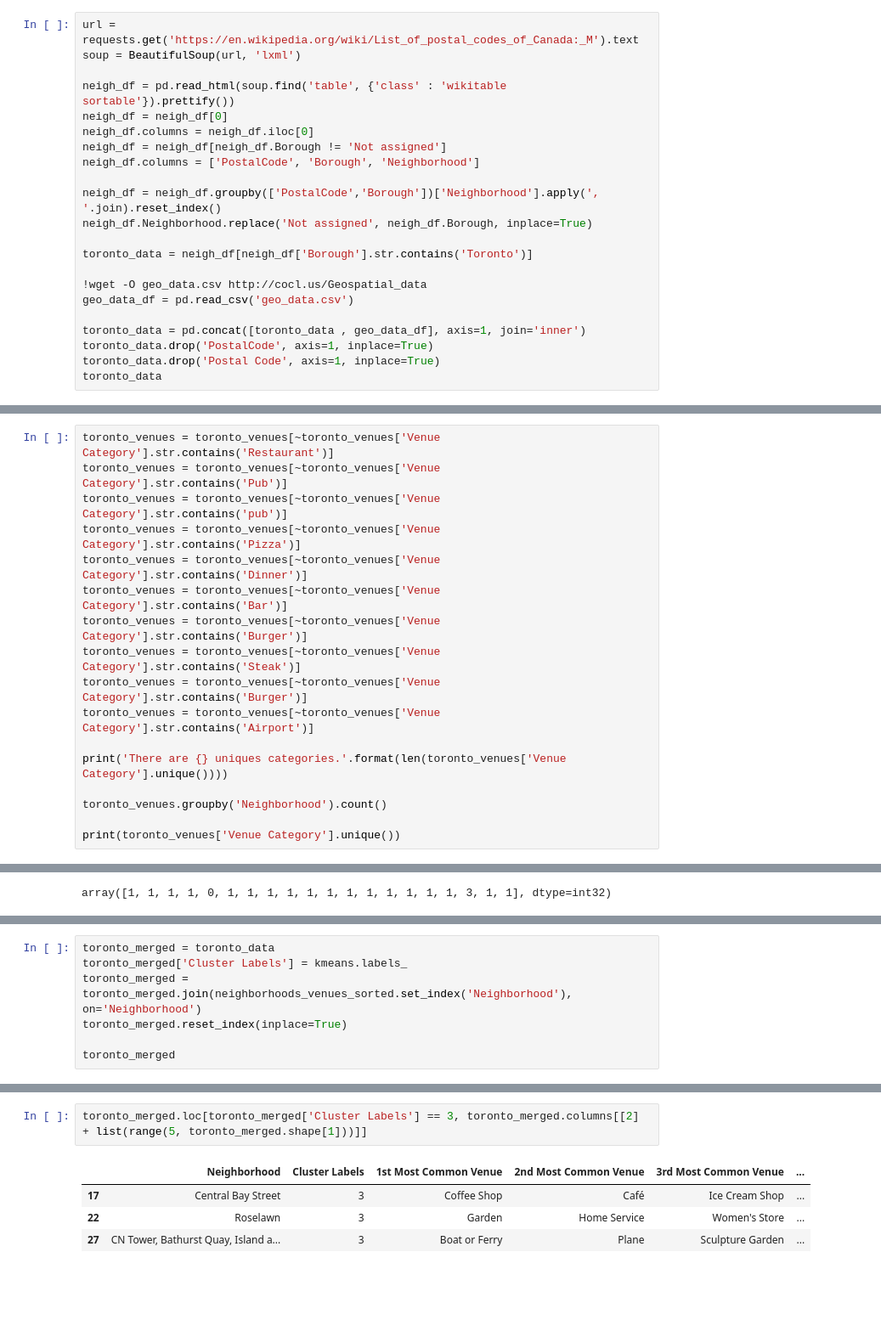
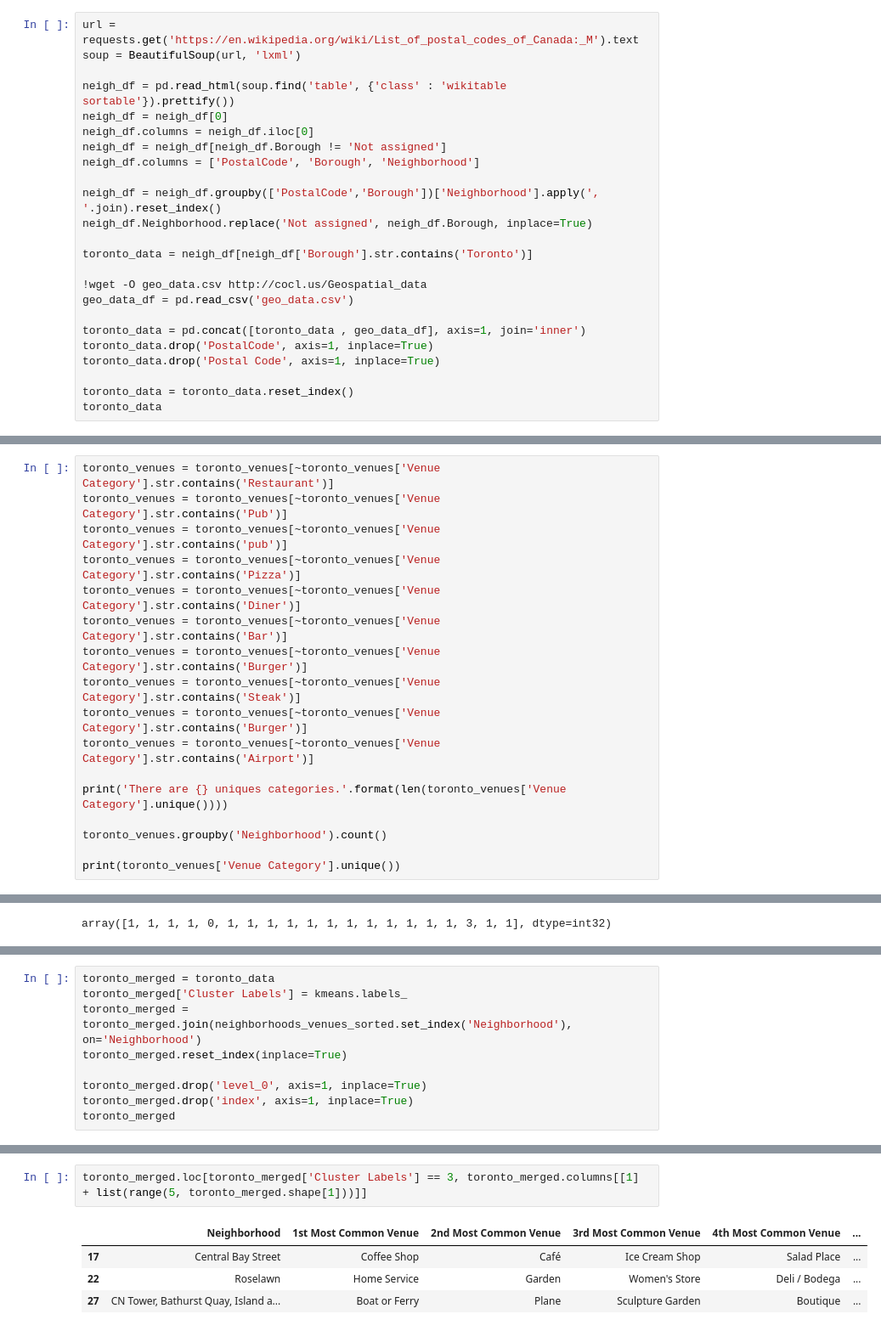
Before and after one commit to PokerRoo/Coursera_Capstone, a Jupyter notebook: Capstone Project - Battle of the Neighborhoods.ipynb, the cells around one changed output, grey strips where cells are left out. Shown at 85% size. Drawn from its saved outputs; the diff is of its cells as text; blank space fills up the shorter version.

```diff
--- a/Capstone Project - Battle of the Neighborhoods.ipynb
+++ b/Capstone Project - Battle of the Neighborhoods.ipynb
@@ -76,5 +80,7 @@ geo_data_df = pd.read_csv('geo_data.csv')
 toronto_data = pd.concat([toronto_data , geo_data_df], axis=1, join='inner')
 toronto_data.drop('PostalCode', axis=1, inplace=True)
 toronto_data.drop('Postal Code', axis=1, inplace=True)
+
+toronto_data = toronto_data.reset_index()
 toronto_data
 # %% [output]
@@ -214,7 +224,7 @@ toronto_venues = toronto_venues[~toronto_venues['Venue Category'].str.contains('
 toronto_venues = toronto_venues[~toronto_venues['Venue Category'].str.contains('Pub')]
 toronto_venues = toronto_venues[~toronto_venues['Venue Category'].str.contains('pub')]
 toronto_venues = toronto_venues[~toronto_venues['Venue Category'].str.contains('Pizza')]
-toronto_venues = toronto_venues[~toronto_venues['Venue Category'].str.contains('Dinner')]
+toronto_venues = toronto_venues[~toronto_venues['Venue Category'].str.contains('Diner')]
 toronto_venues = toronto_venues[~toronto_venues['Venue Category'].str.contains('Bar')]
 toronto_venues = toronto_venues[~toronto_venues['Venue Category'].str.contains('Burger')]
 toronto_venues = toronto_venues[~toronto_venues['Venue Category'].str.contains('Steak')]
@@ -350,5 +370,7 @@ toronto_merged['Cluster Labels'] = kmeans.labels_
 toronto_merged = toronto_merged.join(neighborhoods_venues_sorted.set_index('Neighborhood'), on='Neighborhood')
 toronto_merged.reset_index(inplace=True)
 
+toronto_merged.drop('level_0', axis=1, inplace=True)
+toronto_merged.drop('index', axis=1, inplace=True)
 toronto_merged
 # %% [output]
@@ -410,7 +436,7 @@ toronto_merged.loc[toronto_merged['Cluster Labels'] == 2, toronto_merged.columns
 # %%
-toronto_merged.loc[toronto_merged['Cluster Labels'] == 3, toronto_merged.columns[[2] + list(range(5, toronto_merged.shape[1]))]]
+toronto_merged.loc[toronto_merged['Cluster Labels'] == 3, toronto_merged.columns[[1] + list(range(5, toronto_merged.shape[1]))]]
 # %% [output]
-|  | Neighborhood | Cluster Labels | 1st Most Common Venue | 2nd Most Common Venue | 3rd Most Common Venue | ... |
-| 17 | Central Bay Street | 3 | Coffee Shop | Café | Ice Cream Shop | ... |
-| 22 | Roselawn | 3 | Garden | Home Service | Women's Store | ... |
-| 27 | CN Tower, Bathurst Quay, Island a... | 3 | Boat or Ferry | Plane | Sculpture Garden | ... |
+|  | Neighborhood | 1st Most Common Venue | 2nd Most Common Venue | 3rd Most Common Venue | 4th Most Common Venue | ... |
+| 17 | Central Bay Street | Coffee Shop | Café | Ice Cream Shop | Salad Place | ... |
+| 22 | Roselawn | Home Service | Garden | Women's Store | Deli / Bodega | ... |
+| 27 | CN Tower, Bathurst Quay, Island a... | Boat or Ferry | Plane | Sculpture Garden | Boutique | ... |
```
Also changed, not shown: parts of 31 cells of this notebook.
